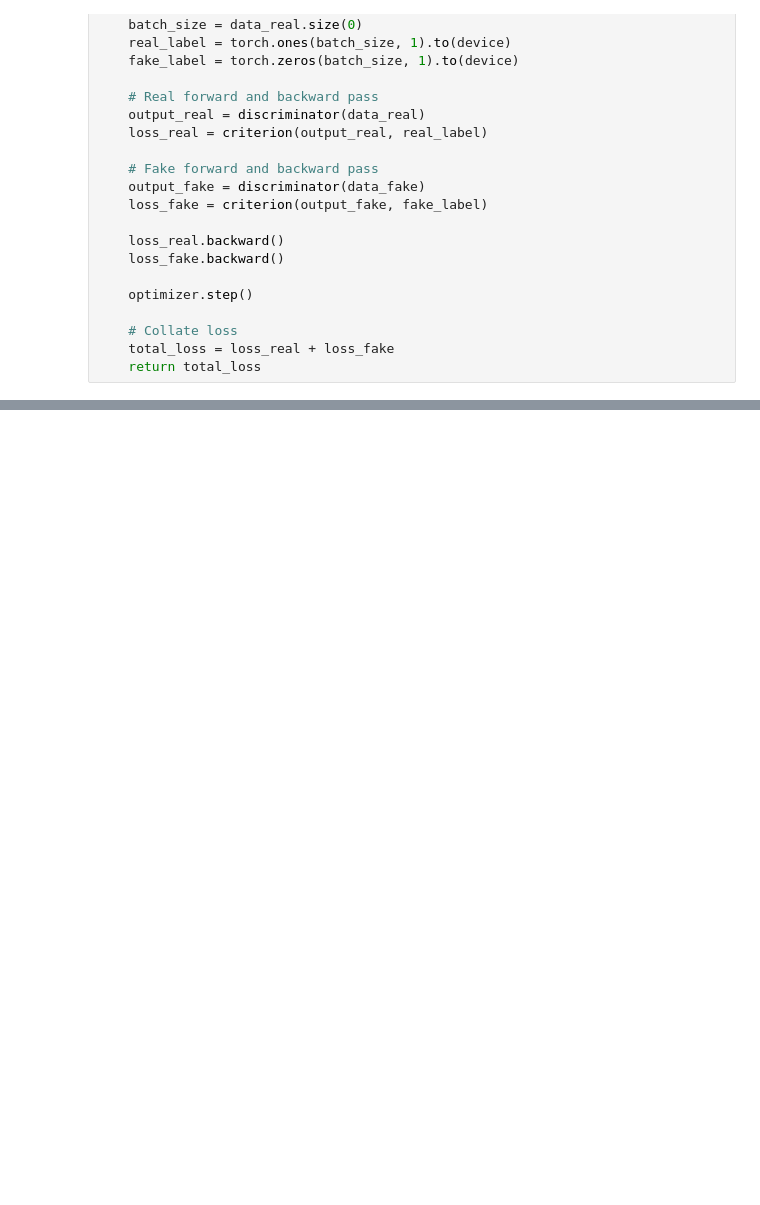
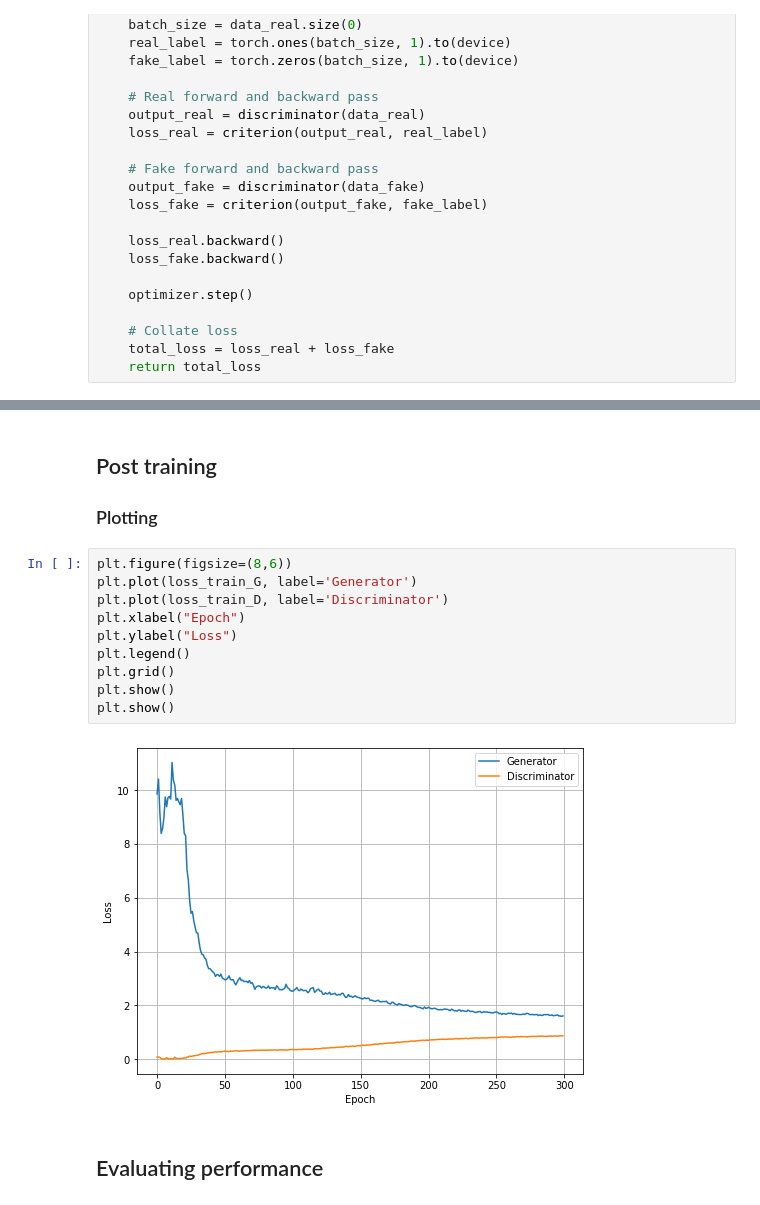
Before and after one commit to notsamdonald/Deep-Learning-Models, a Jupyter notebook: GAN/MNIST_FNN_GAN.ipynb, the cells around one changed output, grey strips where cells are left out. Drawn from its saved outputs; the diff is of its cells as text; blank space fills up the shorter version.

```diff
--- a/GAN/MNIST_FNN_GAN.ipynb
+++ b/GAN/MNIST_FNN_GAN.ipynb
@@ -300,0 +555,17 @@ plt.show()
+# %% [markdown]
+## Post training
+### Plotting
+# %%
+plt.figure(figsize=(8,6))
+plt.plot(loss_train_G, label='Generator')
+plt.plot(loss_train_D, label='Discriminator')
+plt.xlabel("Epoch")
+plt.ylabel("Loss")
+plt.legend()
+plt.grid()
+plt.show()
+plt.show()
+# %% [output]
+[figure, added]
+# %% [markdown]
+## Evaluating performance
```
Also changed, not shown: parts of 55 cells of this notebook, 13 other files.
